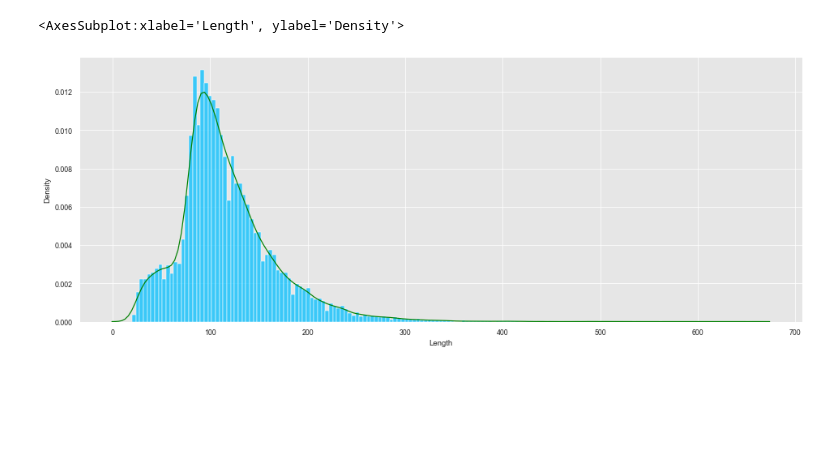
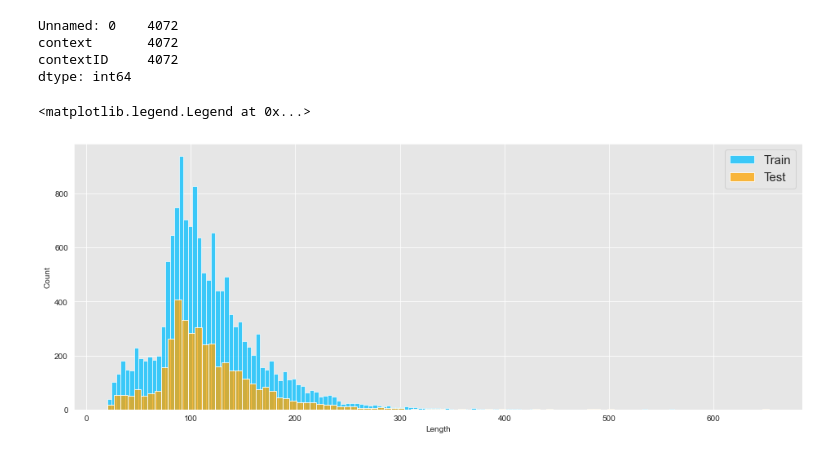
Before and after one commit to TzeMeng/CAPSTONE, a Jupyter notebook: Data_Exploration.ipynb, the cells around one changed output. Drawn from its saved outputs; the diff is of its cells as text; code cells hidden in the pictures; blank space fills up the shorter version.

```diff
--- a/Data_Exploration.ipynb
+++ b/Data_Exploration.ipynb
@@ -22,0 +11,5 @@ df = df.drop(columns=["Unnamed: 0"])
+# %%
+file_name_train =  'data/train_context.xlsx'
+
+train_context = pd.read_excel(io=file_name_train)
+train_context.head()
@@ -22,0 +32,4 @@ df = df.drop(columns=["Unnamed: 0"])
+# %%
+file_name_test =  'data/test_context.xlsx'
+test_context = pd.read_excel(io=file_name_test)
+test_context.head()
@@ -23,5 +43,13 @@ df = df.drop(columns=["Unnamed: 0"])
+# %%
+test_context.count()
+# %% [output]
+Unnamed: 0    4072
+context       4072
+contextID     4072
+dtype: int64
 # %%
-df["Length"] = df["context"].apply(lambda x : len(x.split()))
+train_context["Length"] = train_context["context"].apply(lambda x : len(x.split()))
+test_context["Length"] = test_context["context"].apply(lambda x : len(x.split()))
 # %%
 import matplotlib.pyplot as plt
 import seaborn as sns
@@ -29,8 +57,9 @@ import numpy as np
 # %%
 plt.figure(figsize=(16, 6))
 sns.set_style("darkgrid", {"axes.facecolor": ".9"})
-sns.histplot(df["Length"], stat = "density", color='deepskyblue')
-sns.kdeplot(df["Length"], color='Green')
+sns.histplot(train_context["Length"], stat = "count", color='deepskyblue', label = "Train")
+sns.histplot(test_context["Length"], stat = "count", color='Orange', label = "Test")
+plt.legend(fontsize = 15)
 # %% [output]
-<AxesSubplot:xlabel='Length', ylabel='Density'>
+<matplotlib.legend.Legend at 0x...>
-[figure, old version]
+[figure, new version]
```
Also changed, not shown: parts of 18 cells of this notebook.
